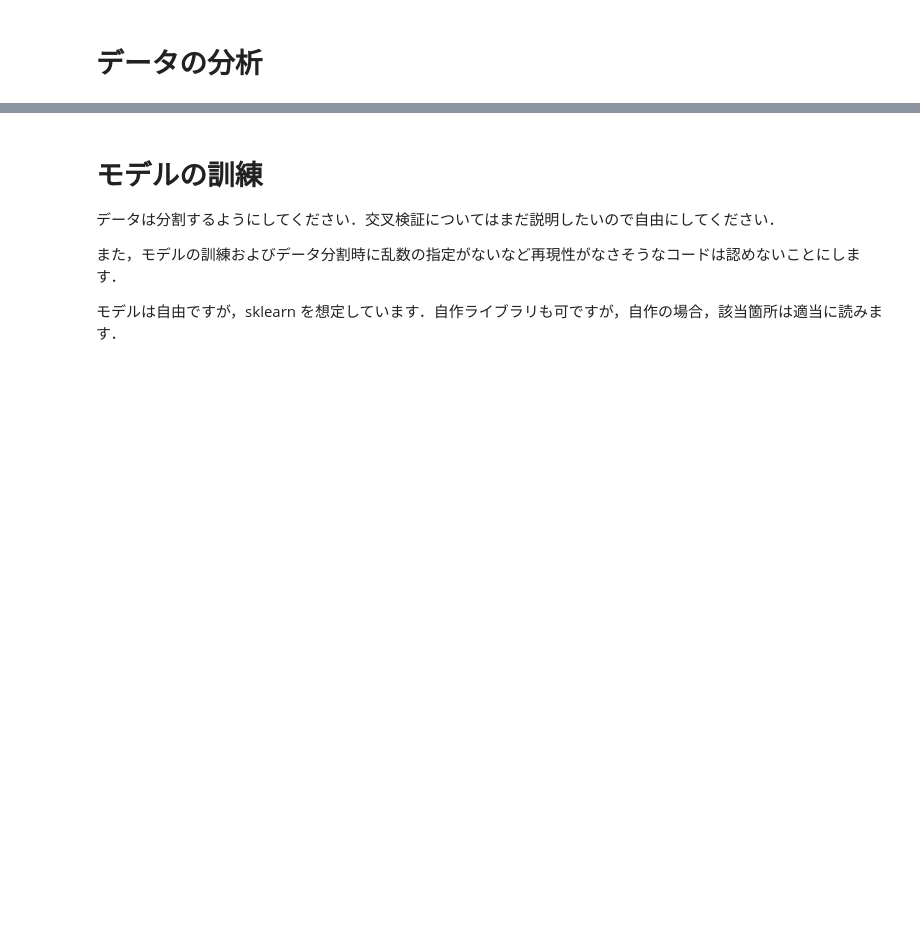
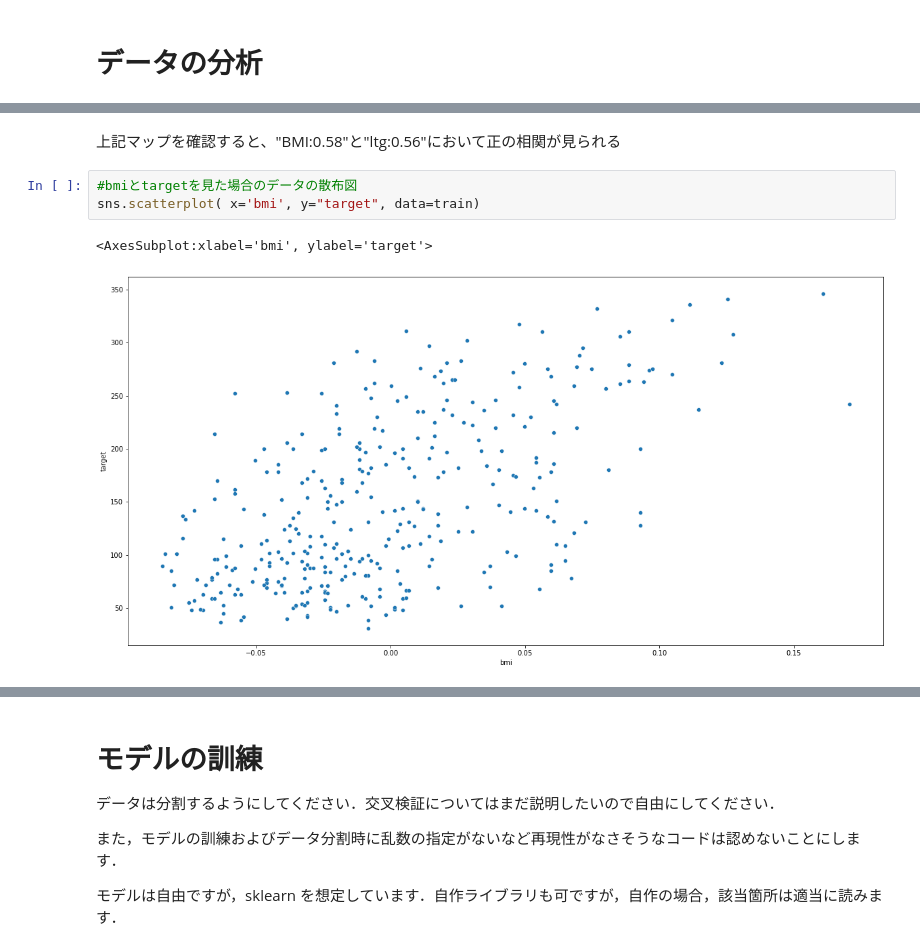
Before and after one commit to soccerboytea/hoge, a Jupyter notebook: 第5回課題.ipynb, the cells around one changed output, grey strips where cells are left out. Cells and saved outputs as stored; diff of their text form; blank space fills up the shorter version.

```diff
--- a/第5回課題.ipynb
+++ b/第5回課題.ipynb
@@ -31,0 +125,8 @@ wine data 以外を利用してデータ分析してください．
+# %% [markdown]
+上記マップを確認すると、"BMI:0.58"と"ltg:0.56"において正の相関が見られる
+# %%
+#bmiとtargetを見た場合のデータの散布図
+sns.scatterplot( x='bmi', y="target", data=train)
+# %% [output]
+<AxesSubplot:xlabel='bmi', ylabel='target'>
+[figure, added]
```
Also changed, not shown: parts of 31 cells of this notebook, 1 other file.
